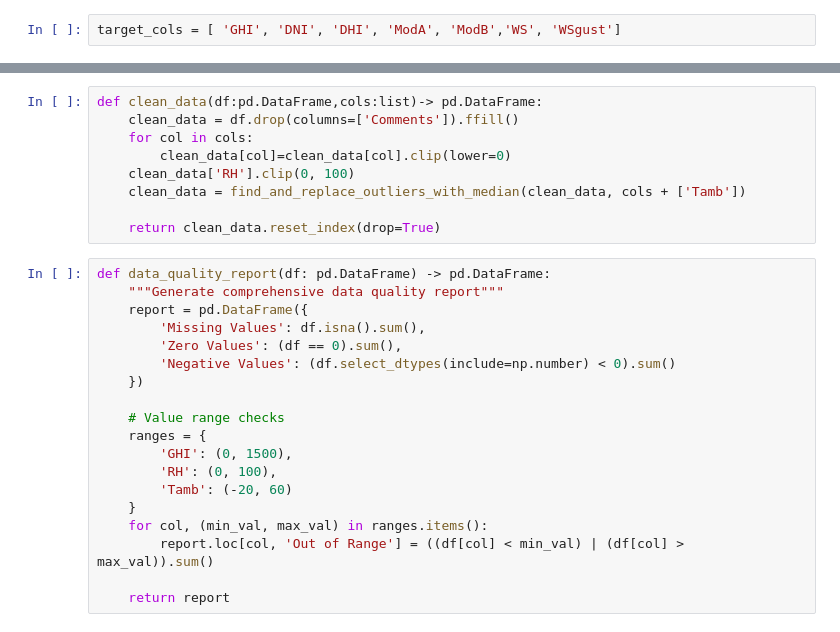
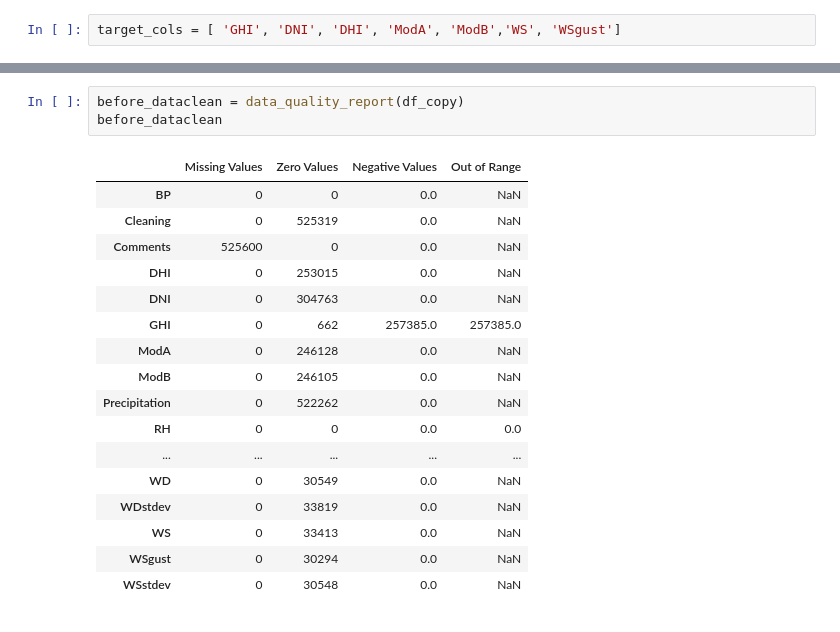
Before and after one commit to mikek1337/solar-challenge-week0, a Jupyter notebook: notebooks/togo_eda.ipynb, the cells around one changed output, grey strips where cells are left out. Saved outputs shown, nothing was run; the diff lists cells and outputs as text.

Commit message:
refact:processing and report

```diff
--- a/notebooks/togo_eda.ipynb
+++ b/notebooks/togo_eda.ipynb
@@ -120,28 +53,21 @@ def find_and_replace_outliers_with_median(df, cols, iqr_multiplier=1.5):
-# %%
-def clean_data(df:pd.DataFrame,cols:list)-> pd.DataFrame:
-    clean_data = df.drop(columns=['Comments']).ffill()
-    for col in cols:
-        clean_data[col]=clean_data[col].clip(lower=0)
-    clean_data['RH'].clip(0, 100)
-    clean_data = find_and_replace_outliers_with_median(clean_data, cols + ['Tamb'])
-
-    return clean_data.reset_index(drop=True)
-# %%
-def data_quality_report(df: pd.DataFrame) -> pd.DataFrame:
-    """Generate comprehensive data quality report"""
-    report = pd.DataFrame({
-        'Missing Values': df.isna().sum(),
-        'Zero Values': (df == 0).sum(),
-        'Negative Values': (df.select_dtypes(include=np.number) < 0).sum()
-    })
-
-    # Value range checks
-    ranges = {
-        'GHI': (0, 1500),
-        'RH': (0, 100),
-        'Tamb': (-20, 60)
-    }
-    for col, (min_val, max_val) in ranges.items():
-        report.loc[col, 'Out of Range'] = ((df[col] < min_val) | (df[col] > max_val)).sum()
-
-    return report
+# %%
+before_dataclean = data_quality_report(df_copy)
+before_dataclean
+# %% [output]
+|  | Missing Values | Zero Values | Negative Values | Out of Range |
+| BP | 0 | 0 | 0.0 | NaN |
+| Cleaning | 0 | 525319 | 0.0 | NaN |
+| Comments | 525600 | 0 | 0.0 | NaN |
+| DHI | 0 | 253015 | 0.0 | NaN |
+| DNI | 0 | 304763 | 0.0 | NaN |
+| GHI | 0 | 662 | 257385.0 | 257385.0 |
+| ModA | 0 | 246128 | 0.0 | NaN |
+| ModB | 0 | 246105 | 0.0 | NaN |
+| Precipitation | 0 | 522262 | 0.0 | NaN |
+| RH | 0 | 0 | 0.0 | 0.0 |
+| ... | ... | ... | ... | ... |
+| WD | 0 | 30549 | 0.0 | NaN |
+| WDstdev | 0 | 33819 | 0.0 | NaN |
+| WS | 0 | 33413 | 0.0 | NaN |
+| WSgust | 0 | 30294 | 0.0 | NaN |
+| WSstdev | 0 | 30548 | 0.0 | NaN |
```
Also changed, not shown: parts of 8 cells of this notebook, 4 other files.
